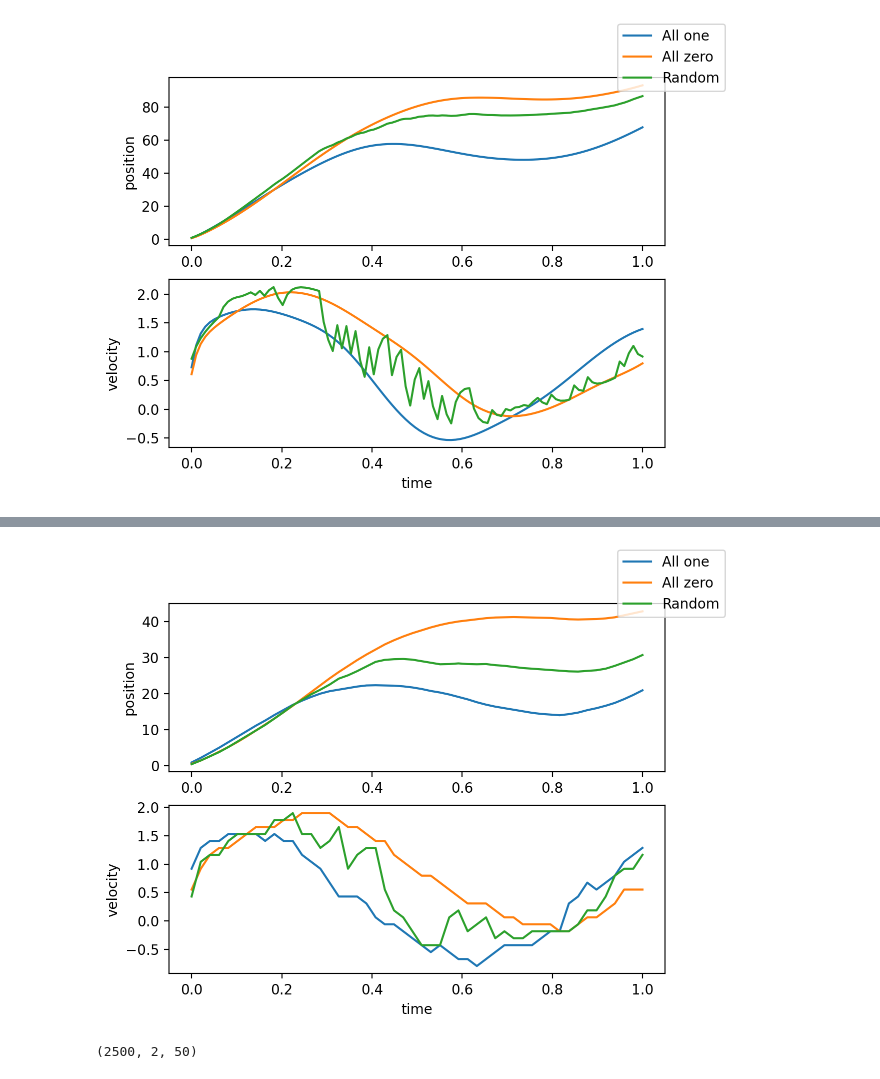
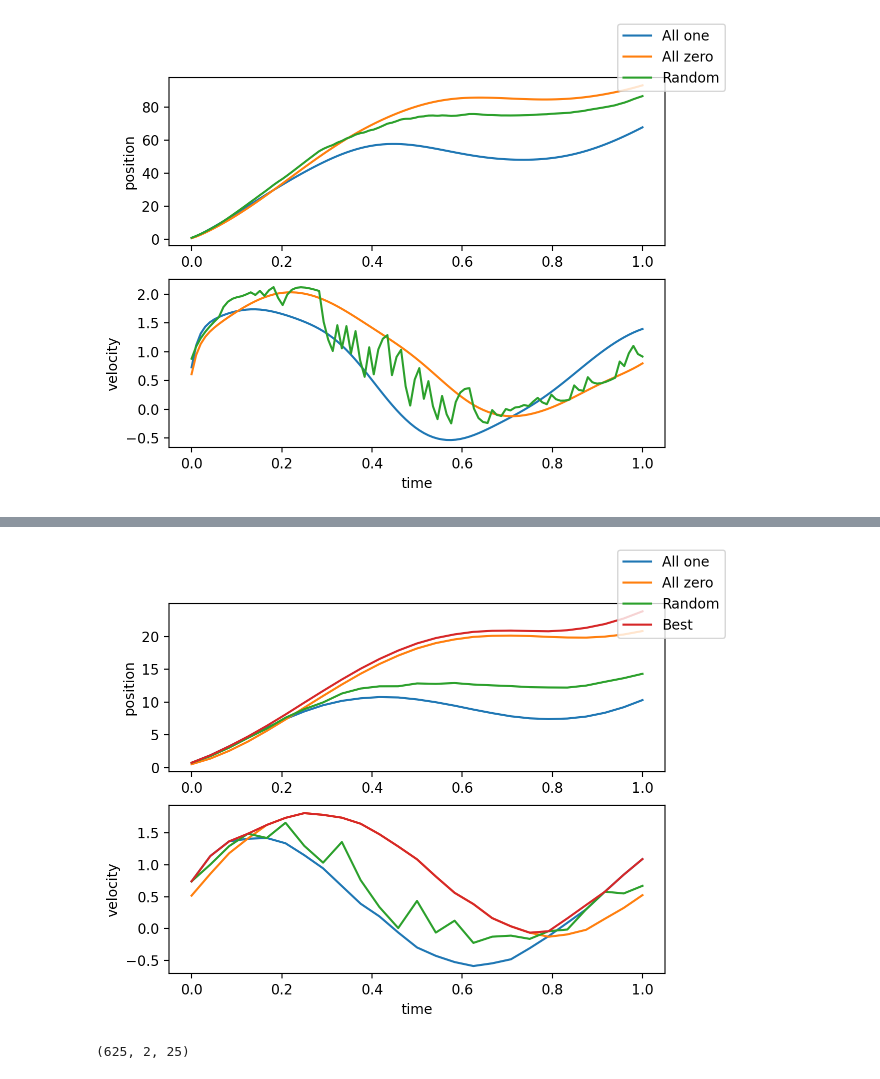
Before and after one commit to AurelienNioche/MAppModels, a Jupyter notebook: the-ball-2.ipynb, the cells around one changed output, grey strips where cells are left out. Drawn from its saved outputs; the diff is of its cells as text; code cells hidden in the pictures.

```diff
--- a/the-ball-2.ipynb
+++ b/the-ball-2.ipynb
@@ -208,14 +208,14 @@ def sample_own_force(t, size=1):
     sigma = square_exponential_kernel(t, alpha, length)
     return np.random.multivariate_normal(mu, sigma, size=size)
 # %%
-n_timestep = 50
-n_velocity = 50
+n_timestep = 25
+n_velocity = 25
 n_action = 2
 
-n_sample = 50
+n_sample = 300
 
 timestep = np.linspace(0, 1.0, n_timestep)
-velocity = np.linspace(-3, 3, n_velocity)
+velocity = np.linspace(-1., 2.5, n_velocity)
 action = np.arange(n_action)
 
 min_position, max_position = 0.0, 200.0
@@ -268,0 +255,8 @@ plt.imshow(p[:, 1, :], aspect="auto")
+# %%
+fig, axes = plt.subplots(ncols=2)
+for i, ax in enumerate(axes):
+    a = i
+    img = p[:, a, :]
+    ax.imshow(img, aspect="auto")
+    ax.get_xaxis().set_ticks([])
+    ax.axes.get_yaxis().set_ticks([])
@@ -270,45 +266,56 @@ plt.imshow(p[:, 1, :], aspect="auto")
 all_hist_pos = []
 all_hist_vel = []
 
-policies = "all-one", "all-zero", "random"
+policies = "all-one", "all-zero", "random", "best"
 
 for policy in policies:
     hist_pos, hist_vel = [], []
-    pos, v = 0, velocity[np.absolute(velocity).argmin()]
+    pos = 0
+    v = velocity[np.absolute(velocity).argmin()]
     for t in timestep:
+        v = velocity[np.absolute(velocity - v).argmin()]
+        space_index = space.index((v, t))
         if policy == "all-one":
             a = 1
         elif policy == "all-zero":
             a = 0
         elif policy == "random":
             a = np.random.choice([0, 1])
+        elif policy == "best":
+            e_v = np.zeros(2)
+            for a in range(2):
+                p_ = p[space_index, a, :]
+                e_v[a] = np.average(velocity, weights=p_)
+
+            a = e_v.argmax()
+
         else:
             raise ValueError
-        space_index = space.index((v, t))
+
         p_ = p[space_index, a, :]
-        v = np.random.choice(velocity, p=p_)
+        v = np.average(velocity, weights=p_)
         pos += v
         hist_pos.append(pos)
         hist_vel.append(v)
 
     all_hist_pos.append(hist_pos)
     all_hist_vel.append(hist_vel)
 
 fig, axes = plt.subplots(nrows=2)
 for i in range(len(policies)):
     label = policies[i].replace("-", " ").capitalize()
     pos = all_hist_pos[i]
     vel = all_hist_vel[i]
     x = np.linspace(0, 1, n_timestep)
     axes[0].plot(x, pos, color=f"C{i}", label=label)
     axes[1].plot(x, vel, color=f"C{i}")
     axes[0].set_ylabel("position")
     axes[1].set_ylabel("velocity")
     axes[1].set_xlabel("time")
 
 fig.legend();
 # %% [output]
-[figure, old version]
+[figure, new version]
 # %%
 alpha_phi = np.zeros((size_space, n_action, n_velocity))
 
@@ -364,4 +371,4 @@ for s_index in range(len(space)):
             e_p[s_index, a_index, :] = alpha_phi[s_index, a_index, :] /  sum_col
 print(e_p.shape)
 # %% [output]
-(2500, 2, 50)
+(625, 2, 25)
```
Also changed, not shown: parts of 8 cells of this notebook.
